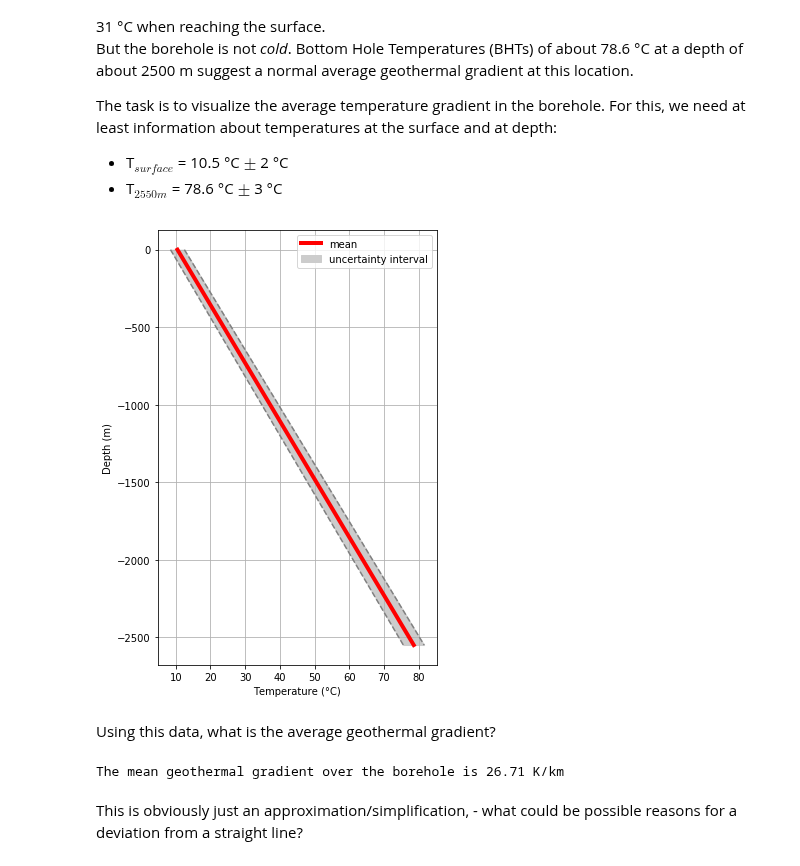
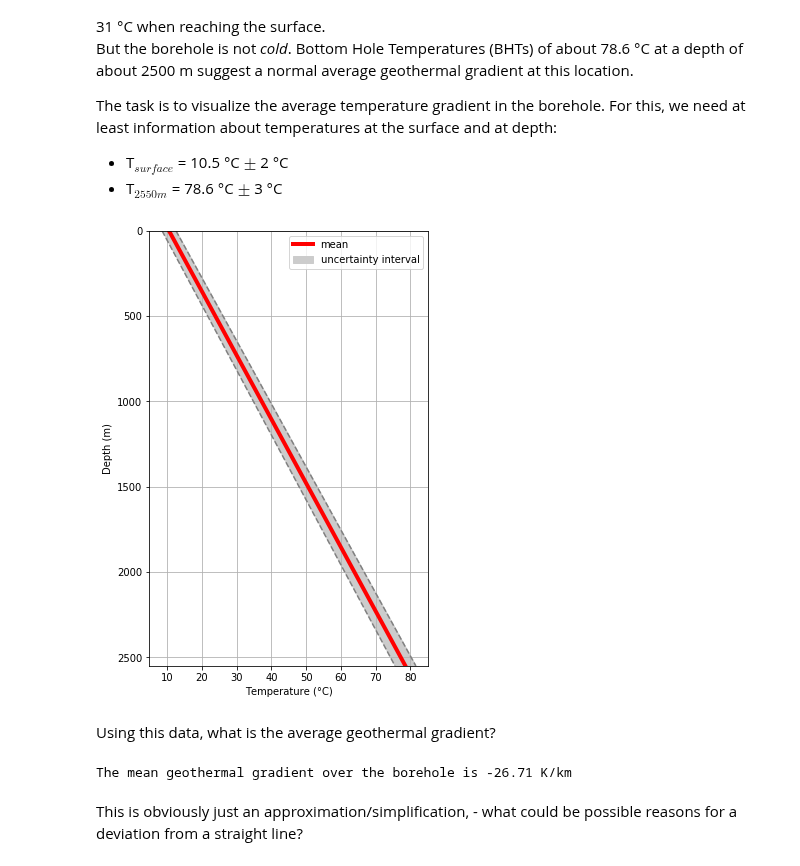
Before and after one commit to Japhiolite/geothermics, a Jupyter notebook: 01_T-gradient_RWTH-1.ipynb, the cells around one changed output. Cells and saved outputs as stored; diff of their text form; code cells hidden in the pictures.

```diff
--- a/01_T-gradient_RWTH-1.ipynb
+++ b/01_T-gradient_RWTH-1.ipynb
@@ -9,31 +9,32 @@ The task is to visualize the average temperature gradient in the borehole. For t
 # %%
 import numpy as np
 import matplotlib.pyplot as plt
 %matplotlib inline
 # in order to show the plot directly below this code cell
 #from pylab import *
 temp = np.array([10.5, 78.6])
-depth = np.array([0, -2550])
+depth = np.array([0, 2550])
 err = np.array([2, 3])
 
 fig = plt.figure(figsize=[5,8])
 plt.fill_betweenx(depth,temp-err,temp+err, color=(.8,.8,.8), label='uncertainty interval')
 plt.plot(temp,depth,'-', linewidth=4, color='red', label='mean')
 plt.plot(temp-err,depth,'--', color='gray')
 plt.plot(temp+err,depth,'--', color='gray')
 plt.legend()
 plt.xlabel('Temperature (°C)')
 plt.ylabel('Depth (m)')
+plt.ylim(np.max(depth),0)
 plt.grid(True)
 # %% [output]
-[figure, old version]
+[figure, new version]
 # %% [markdown]
 Using this data, what is the average geothermal gradient?
 # %%
 grad = np.round(((temp[1]-temp[0])/(depth[1]-depth[0])*-1000),2)
 print("The mean geothermal gradient over the borehole is {} K/km".format(grad))
 # %% [output]
-The mean geothermal gradient over the borehole is 26.71 K/km
+The mean geothermal gradient over the borehole is -26.71 K/km
 # %% [markdown]
 This is obviously just an approximation/simplification, - what could be possible reasons for a deviation from a straight line?
 # %% [markdown]
```
Also changed, not shown: 5 other files.
